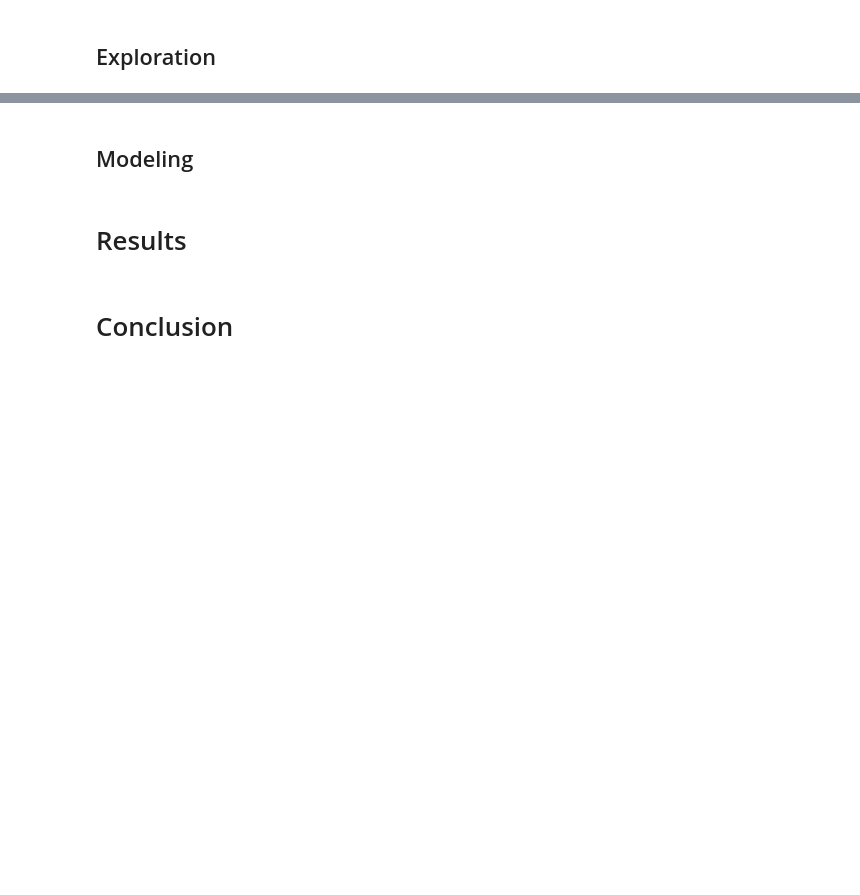
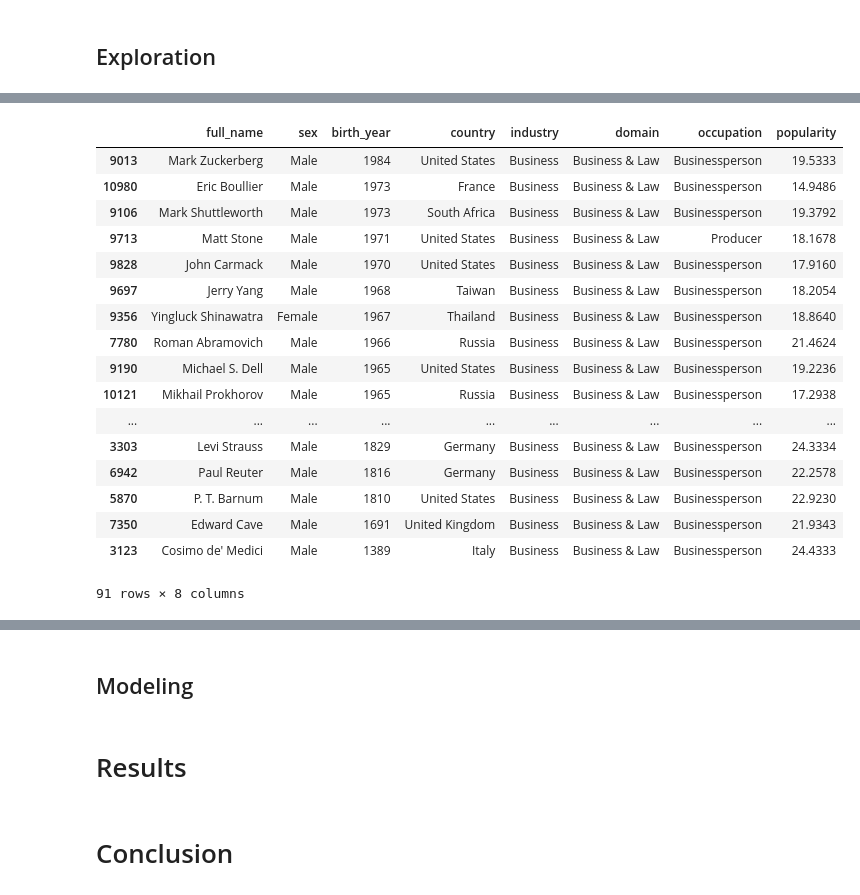
Before and after one commit to tbahng/ist652-final_project, a Jupyter notebook: Final_Project_Report.ipynb, the cells around one changed output, grey strips where cells are left out. Drawn from its saved outputs; the diff is of its cells as text; code cells hidden in the pictures; blank space fills up the shorter version.

```diff
--- a/Final_Project_Report.ipynb
+++ b/Final_Project_Report.ipynb
@@ -104,6 +171,6 @@ dfCleanData.info()
 # %%
 # Creating a varibale to hold fields for displaying purpose since not all will fit
-columnToDisplayCleanData = ['full_name', 'sex', 'birth_year', 'country', 'occupation','popularity','longitude','latitude','page_views','average_views']
+columnToDisplayCleanData = ['full_name', 'sex', 'birth_year', 'country', 'industry','domain','occupation','popularity']
 # %%
 # Showing the first 5 rows of the data in the dataset
 dfCleanData.loc[:,columnToDisplayCleanData].head(5)
@@ -114,0 +222,49 @@ dfCleanData.loc[:,columnToDisplayCleanData].tail(5)
+# %%
+# Showing details dataset based on industry selected
+#industry = 'Activism'
+industry = 'Business'
+#industry = 'Companions'
+#industry = 'Computer Science'
+#industry = 'Dance'
+#industry = 'Design'
+#industry = 'Engineering'
+#industry = 'Explorers'
+#industry = 'Film And Theatre'
+#industry = 'Fine Arts'
+#industry = 'Government'
+#industry = 'History'
+#industry = 'Individual Sports'
+#industry = 'Invention'
+#industry = 'Language'
+#industry = 'Law'
+#industry = 'Math'
+#industry = 'Media Personality'
+#industry = 'Medicine'
+#industry = 'Military'
+#industry = 'Music'
+#industry = 'Natural Sciences'
+#industry = 'Outlaws'
+#industry = 'Philosophy'
+#industry = 'Religion'
+#industry = 'Social Sciences'
+#industry = 'Team Sports'
+dfCleanData[dfCleanData['industry'] == industry].loc[:,columnToDisplayCleanData].sort_values(by = ['birth_year'], ascending = False)
+# %% [output]
+|  | full_name | sex | birth_year | country | industry | domain | occupation | popularity |
+| 9013 | Mark Zuckerberg | Male | 1984 | United States | Business | Business & Law | Businessperson | 19.5333 |
+| 10980 | Eric Boullier | Male | 1973 | France | Business | Business & Law | Businessperson | 14.9486 |
+| 9106 | Mark Shuttleworth | Male | 1973 | South Africa | Business | Business & Law | Businessperson | 19.3792 |
+| 9713 | Matt Stone | Male | 1971 | United States | Business | Business & Law | Producer | 18.1678 |
+| 9828 | John Carmack | Male | 1970 | United States | Business | Business & Law | Businessperson | 17.9160 |
+| 9697 | Jerry Yang | Male | 1968 | Taiwan | Business | Business & Law | Businessperson | 18.2054 |
+| 9356 | Yingluck Shinawatra | Female | 1967 | Thailand | Business | Business & Law | Businessperson | 18.8640 |
+| 7780 | Roman Abramovich | Male | 1966 | Russia | Business | Business & Law | Businessperson | 21.4624 |
+| 9190 | Michael S. Dell | Male | 1965 | United States | Business | Business & Law | Businessperson | 19.2236 |
+| 10121 | Mikhail Prokhorov | Male | 1965 | Russia | Business | Business & Law | Businessperson | 17.2938 |
+| ... | ... | ... | ... | ... | ... | ... | ... | ... |
+| 3303 | Levi Strauss | Male | 1829 | Germany | Business | Business & Law | Businessperson | 24.3334 |
+| 6942 | Paul Reuter | Male | 1816 | Germany | Business | Business & Law | Businessperson | 22.2578 |
+| 5870 | P. T. Barnum | Male | 1810 | United States | Business | Business & Law | Businessperson | 22.9230 |
+| 7350 | Edward Cave | Male | 1691 | United Kingdom | Business | Business & Law | Businessperson | 21.9343 |
+| 3123 | Cosimo de' Medici | Male | 1389 | Italy | Business | Business & Law | Businessperson | 24.4333 |
+91 rows × 8 columns
```
Also changed, not shown: parts of 20 cells of this notebook.
